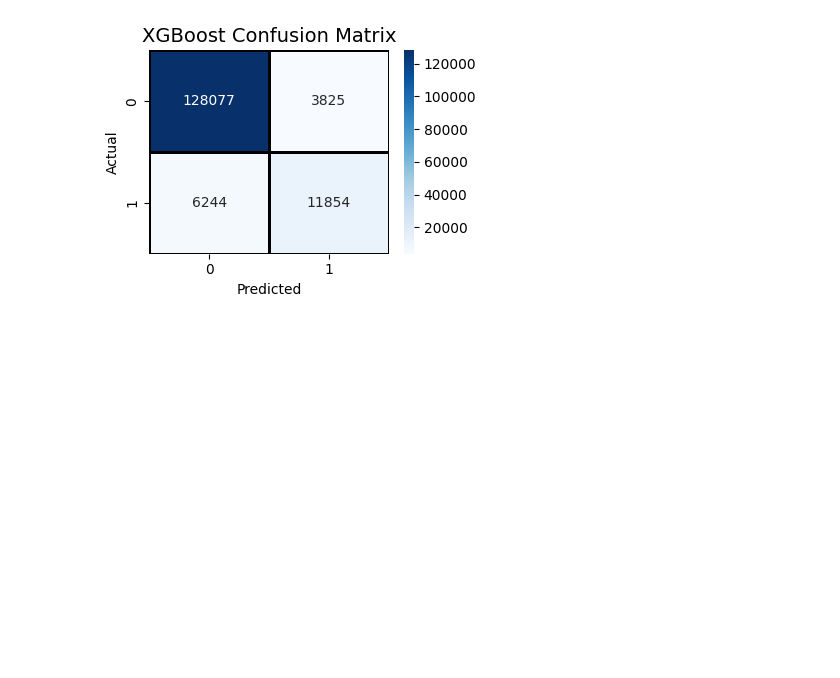
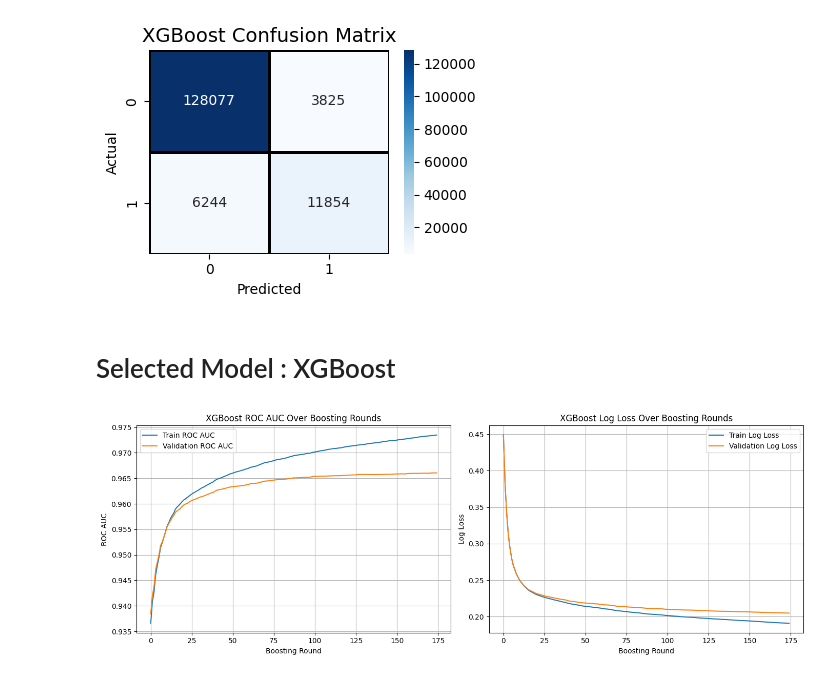
Before and after one commit to OshadhaWijerathne/Kaggle-bank-marketing-classification, a Jupyter notebook: binary-classification-with-a-bank-dataset.ipynb, the cells around one changed output. Saved outputs shown, nothing was run; the diff lists cells and outputs as text; code cells hidden in the pictures; blank space fills up the shorter version.

```diff
--- a/binary-classification-with-a-bank-dataset.ipynb
+++ b/binary-classification-with-a-bank-dataset.ipynb
@@ -576,3 +576,49 @@ XGBoost Classification Report:
    macro avg       0.85      0.81      0.83    150000
 weighted avg       0.93      0.93      0.93    150000
 [figure]
+# %% [markdown]
+# Selected Model : XGBoost
+# %%
+from xgboost import XGBClassifier
+from sklearn.metrics import classification_report, confusion_matrix, roc_auc_score
+
+
+xgb_model = XGBClassifier(
+    use_label_encoder=False,
+    eval_metric=['auc', 'logloss'],
+    random_state=42
+)
+
+xgb_model.fit(
+    X_train,
+    y_train,
+    eval_set=[(X_train, y_train), (X_val, y_val)],
+    verbose=False
+)
+
+results = xgb_model.evals_result()
+
+fig, axs = plt.subplots(1, 2, figsize=(14, 5))
+
+# Plot ROC AUC
+axs[0].plot(results['validation_0']['auc'], label='Train ROC AUC')
+axs[0].plot(results['validation_1']['auc'], label='Validation ROC AUC')
+axs[0].set_xlabel('Boosting Round')
+axs[0].set_ylabel('ROC AUC')
+axs[0].set_title('XGBoost ROC AUC Over Boosting Rounds')
+axs[0].legend()
+axs[0].grid(True)
+
+# Plot Log Loss
+axs[1].plot(results['validation_0']['logloss'], label='Train Log Loss')
+axs[1].plot(results['validation_1']['logloss'], label='Validation Log Loss')
+axs[1].set_xlabel('Boosting Round')
+axs[1].set_ylabel('Log Loss')
+axs[1].set_title('XGBoost Log Loss Over Boosting Rounds')
+axs[1].legend()
+axs[1].grid(True)
+
+plt.tight_layout()
+plt.show()
+# %% [output]
+[figure, added]
```
Also changed, not shown: parts of 11 cells of this notebook.
